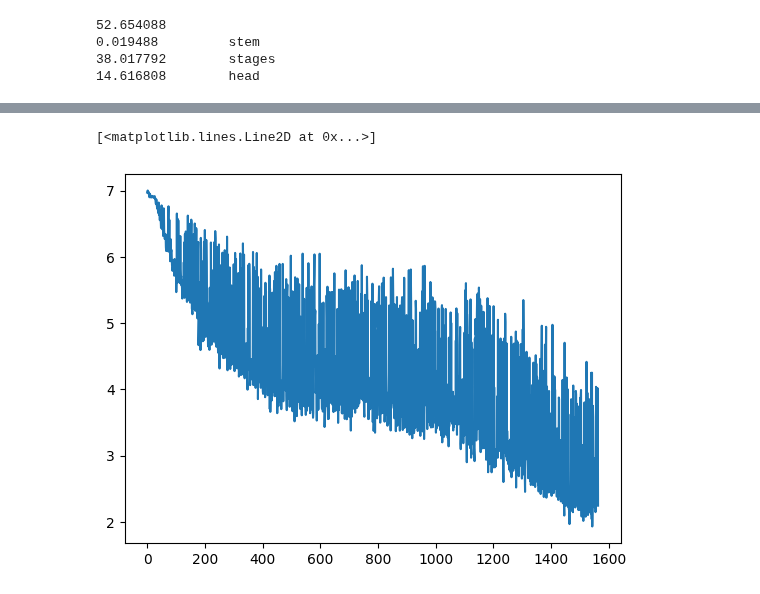
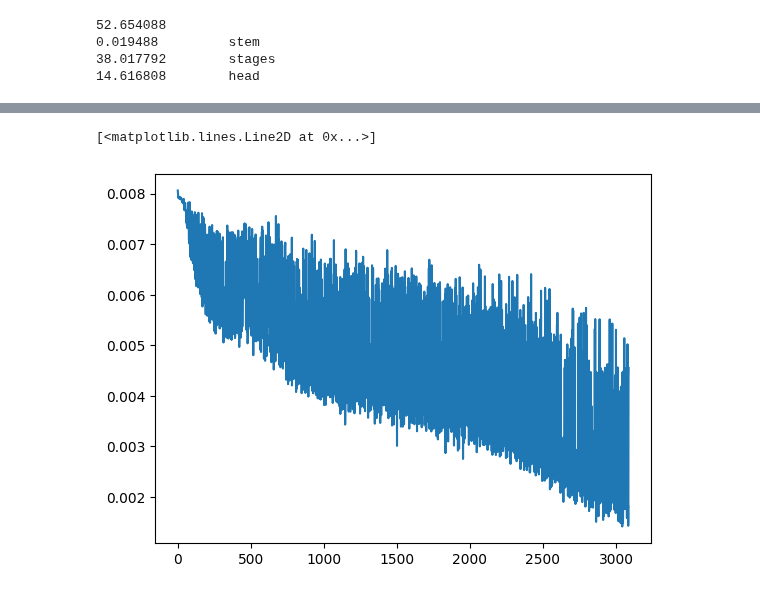
Before and after one commit to danjacobellis/tft, a Jupyter notebook: train/inet_o1.ipynb, the cells around one changed output, grey strips where cells are left out. Cells and saved outputs as stored; diff of their text form; code cells hidden in the pictures.

```diff
--- a/train/inet_o1.ipynb
+++ b/train/inet_o1.ipynb
@@ -24,7 +24,7 @@ dataset_train = load_dataset('timm/imagenet-1k-wds', split='train')
 dataset_valid = load_dataset('timm/imagenet-1k-wds', split='validation')
 # %%
 config = SimpleNamespace()
-config.epochs = 20
+config.epochs = 40
 config.batch_size = 128
 config.steps_per_epoch = dataset_train.num_rows // config.batch_size
 config.total_steps = config.epochs * config.steps_per_epoch
@@ -46,7 +46,7 @@ config.progressive_sizes = [128, 160, 192, 224]
 config.mixup_alpha = 0.2
 config.cutmix_alpha = 0.2
 
-config.label_smoothing = 0.1
+config.label_smoothing = 0.0
 
 config.mesa = True
 config.mesa_ratio = 2.0
@@ -55,7 +55,7 @@ config.mesa_start = 0.25
 config.channels=3
 config.classifier_num_classes=1000
 
-config.log_filename = 'log_cuda_2'
+config.log_filename = 'log_cuda_3'
 # %%
 from timm.models.efficientvit_mit import EfficientVitLarge, GELUTanh
 
@@ -180,7 +180,7 @@ def train_collate_fn(batch, epoch):
         y_list.append(cls_)
     x = torch.stack(x_list, dim=0)
     y = torch.tensor(y_list, dtype=torch.long)
-    return x, y
+    return x, torch.nn.functional.one_hot(y, num_classes=config.classifier_num_classes)
 
 def valid_collate_fn(batch):
     transform = build_valid_transform()
@@ -199,8 +199,7 @@ learning_rates = [optimizer.param_groups[0]['lr']]
 
 ema_helper = EMAHelper(model, decay=0.9999) if config.mesa else None
 
-train_criterion = torch.nn.CrossEntropyLoss(label_smoothing=config.label_smoothing)
-val_criterion = torch.nn.CrossEntropyLoss()
+train_criterion = torch.nn.BCEWithLogitsLoss()
 
 mb = master_bar(range(config.epochs))
 global_step = 0
@@ -233,6 +232,8 @@ for i_epoch in mb:
             (x, y) = mixup_tfm((x, y))
         elif pick == "cutmix" and config.cutmix_alpha > 0:
             (x, y) = cutmix_tfm((x, y))
+        else:
+            y = y.to(torch.float)
 
         logits = model(x)
         loss = train_criterion(logits, y)
@@ -304,5 +310,5 @@ display(HTML(mb.child.progress))
 # %%
-plt.plot(train_losses)
+plt.plot(train_losses[40:])
 # %% [output]
 [<matplotlib.lines.Line2D at 0x...>]
-[figure, old version]
+[figure, new version]
```
Also changed, not shown: parts of 5 cells of this notebook.
